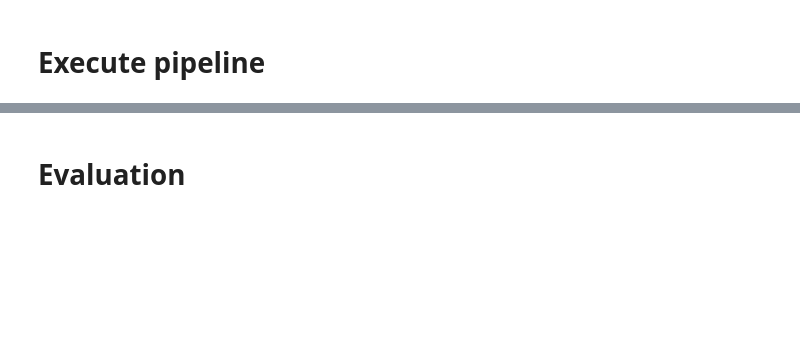
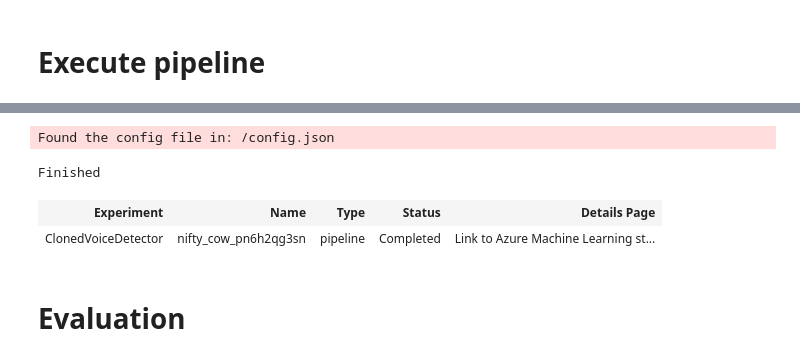
Before and after one commit to rubchume/VoiceCloningFakeAudioDetection, a Jupyter notebook: notebooks_classification/CNN_voice_classification.ipynb, the cells around one changed output, grey strips where cells are left out. Saved outputs shown, nothing was run; the diff lists cells and outputs as text; code cells hidden in the pictures; blank space fills up the shorter version.

```diff
--- a/notebooks_classification/CNN_voice_classification.ipynb
+++ b/notebooks_classification/CNN_voice_classification.ipynb
@@ -1150,26 +1105,31 @@ Class BaseIntellectualPropertySchema: This is an experimental class, and may cha
   "type": "pipeline"
 }
 # %%
-# import time
+import time
 
-# from azure.ai.ml import MLClient
-# from azure.identity import DefaultAzureCredential
+from azure.ai.ml import MLClient
+from azure.identity import DefaultAzureCredential
 
 
-# def wait_until_condition_is_met(condition):
-#     start_time = time.perf_counter()
-#     while not condition():
-#         time.sleep(5)
-#         print(f"Waiting for {time.perf_counter() - start_time} seconds", end="\r")
+def wait_until_condition_is_met(condition):
+    start_time = time.perf_counter()
+    while not condition():
+        time.sleep(5)
+        print(f"Waiting for {time.perf_counter() - start_time} seconds", end="\r")
 
-#     print("Finished")
+    print("Finished")
 
 
-# time.sleep(10)
-# ml_client = MLClient.from_config(DefaultAzureCredential())
-# function = lambda: next(ml_client.jobs.list()).status != "Running"
-# wait_until_condition_is_met(function)
-# next(ml_client.jobs.list())
+time.sleep(10)
+ml_client = MLClient.from_config(DefaultAzureCredential())
+function = lambda: next(ml_client.jobs.list()).status != "Running"
+wait_until_condition_is_met(function)
+next(ml_client.jobs.list())
+# %% [output]
+Found the config file in: /config.json
+Finished
+| Experiment | Name | Type | Status | Details Page |
+| ClonedVoiceDetector | nifty_cow_pn6h2qg3sn | pipeline | Completed | Link to Azure Machine Learning st... |
 # %% [markdown]
 # Evaluation
 # %%
```
Also changed, not shown: parts of 14 cells of this notebook, 1 other file.
